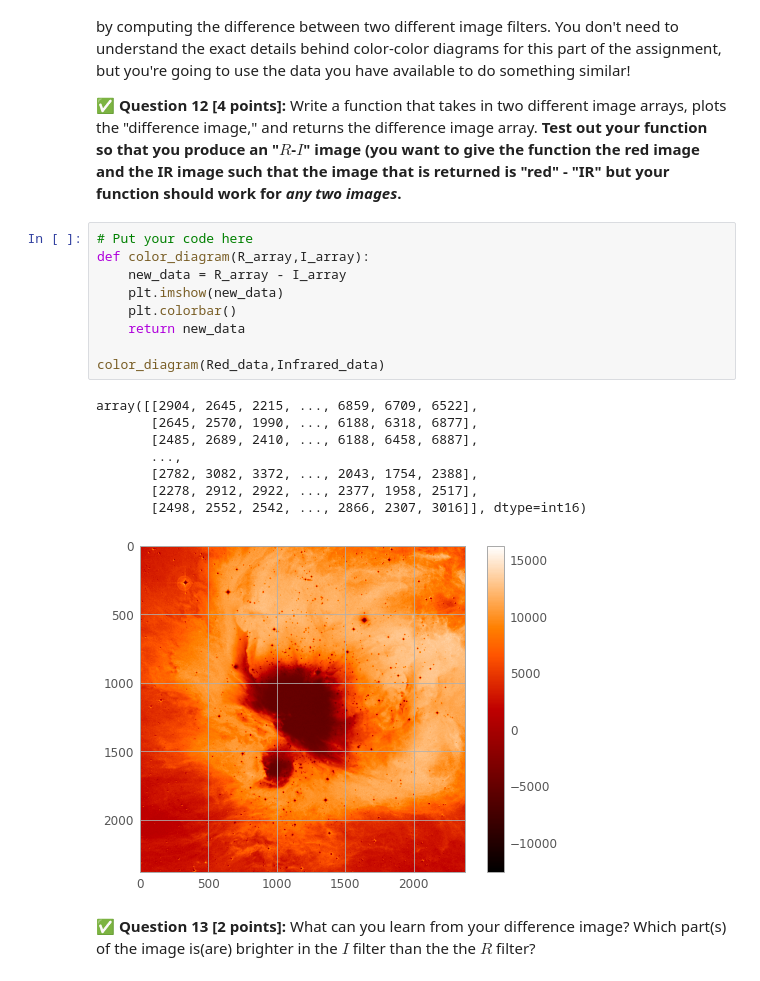
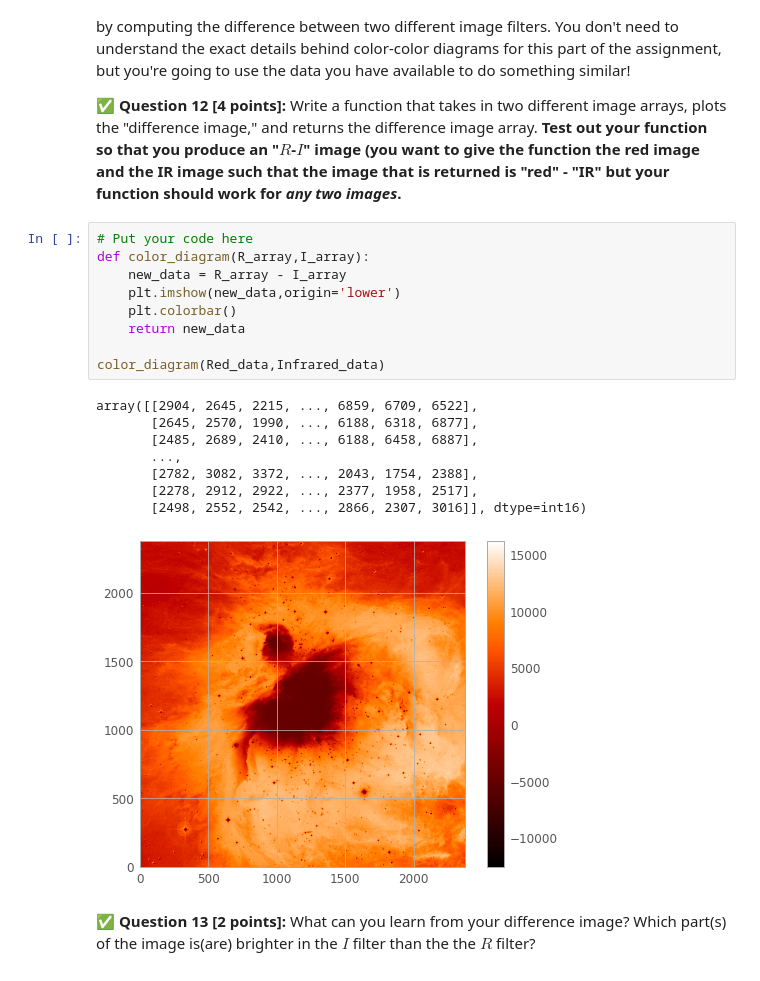
Before and after one commit to patelta2/cmse202-s21-turnin, a Jupyter notebook: hw-01/HW-01_GitPracticeDebuggingAndPythonPackages-TanmayPatel.ipynb, the cells around one changed output. Saved outputs shown, nothing was run; the diff lists cells and outputs as text.

```diff
--- a/hw-01/HW-01_GitPracticeDebuggingAndPythonPackages-TanmayPatel.ipynb
+++ b/hw-01/HW-01_GitPracticeDebuggingAndPythonPackages-TanmayPatel.ipynb
@@ -309,21 +309,21 @@ Sometimes when astronomers are trying to understand the properties of an object
 # %%
 # Put your code here
 def color_diagram(R_array,I_array):
     new_data = R_array - I_array
-    plt.imshow(new_data)
+    plt.imshow(new_data,origin='lower')
     plt.colorbar()
     return new_data
 
 color_diagram(Red_data,Infrared_data)
 # %% [output]
 array([[2904, 2645, 2215, ..., 6859, 6709, 6522],
        [2645, 2570, 1990, ..., 6188, 6318, 6877],
        [2485, 2689, 2410, ..., 6188, 6458, 6887],
        ...,
        [2782, 3082, 3372, ..., 2043, 1754, 2388],
        [2278, 2912, 2922, ..., 2377, 1958, 2517],
        [2498, 2552, 2542, ..., 2866, 2307, 3016]], dtype=int16)
-[figure, old version]
+[figure, new version]
 # %% [markdown]
 **&#9989; Question 13 [2 points]:** What can you learn from your difference image? Which part(s) of the image is(are) brighter in the $I$ filter than the the $R$ filter?
 # %% [markdown]
```
Also changed, not shown: parts of 3 cells of this notebook.
